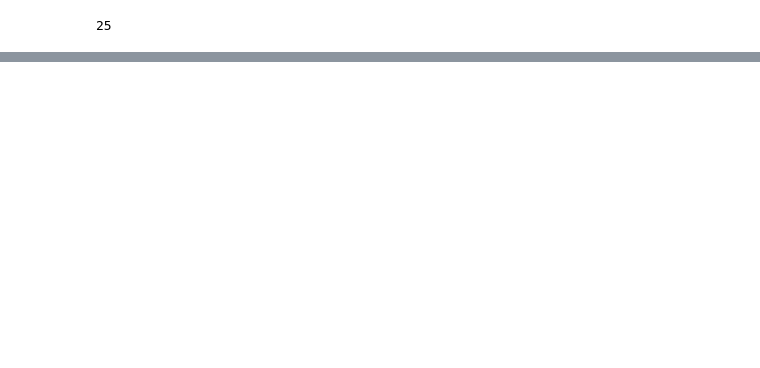
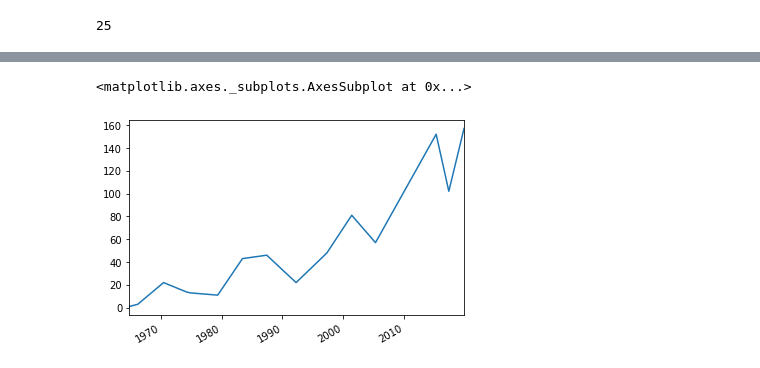
Before and after one commit to kasparvonbeelen/ghi_python, a Jupyter notebook: 7 - Trends over time.ipynb, the cells around one changed output, grey strips where cells are left out. Drawn from its saved outputs; the diff is of its cells as text; code cells hidden in the pictures; blank space fills up the shorter version.

```diff
--- a/7 - Trends over time.ipynb
+++ b/7 - Trends over time.ipynb
@@ -259,0 +290,15 @@ defaultdict(int,
+# %%
+target_terms = ['poverty','poor'] # define query terms as a list
+results = Counter() # create Counter to keep track of word counts
+
+for fp in file_paths: # iterate over paths
+    ts = path2timestamp(fp) # get time stamp from path
+    word_counts = count_words(fp) # get word counts for document
+    for target_term in target_terms: # iterate over the query terms
+        count_for_target = word_counts[target_term] # get word count for a query
+        results[ts]+= count_for_target # increment count for the specific time stamp
+
+pd.Series(results).plot() # plot results
+# %% [output]
+<matplotlib.axes._subplots.AxesSubplot at 0x...>
+[figure, added]
```
Also changed, not shown: parts of 61 cells of this notebook.
